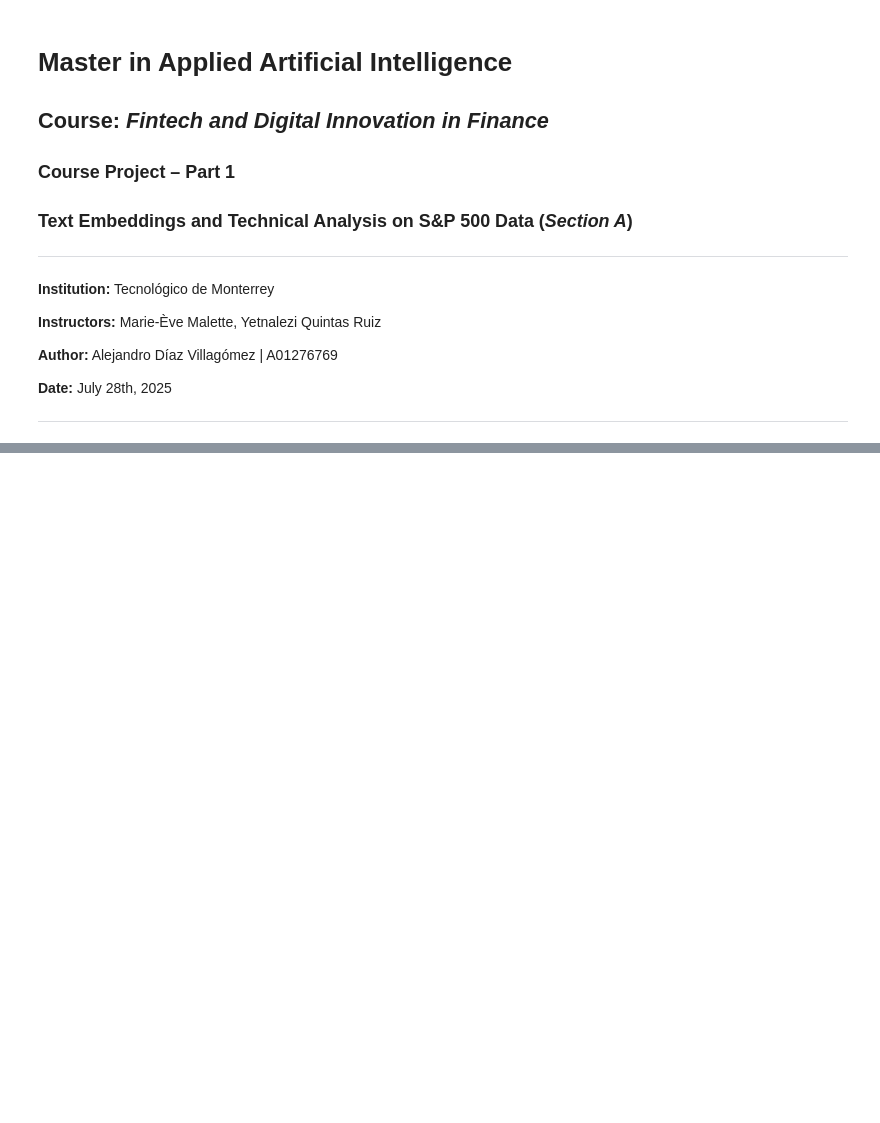
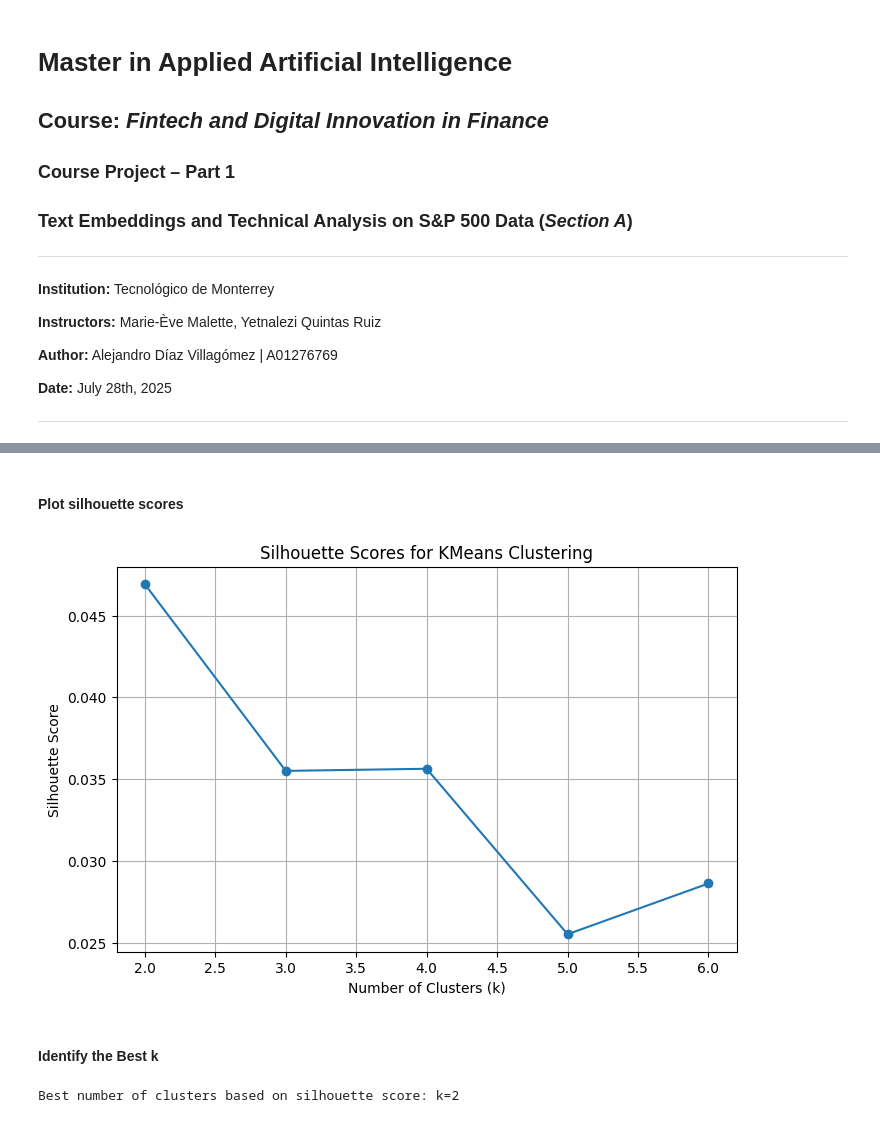
Before and after one commit to AlejandroDiaz10/Fintech, a Jupyter notebook: Module 1/news_embeddings_sp500_DíazA01276769.ipynb, the cells around one changed output, grey strips where cells are left out. Cells and saved outputs as stored; diff of their text form; code cells hidden in the pictures; blank space fills up the shorter version.

```diff
--- a/Module 1/news_embeddings_sp500_DíazA01276769.ipynb
+++ b/Module 1/news_embeddings_sp500_DíazA01276769.ipynb
@@ -27,0 +231,6 @@
+# %%
+# Step 2: Create column EMBEDDED_TEXT using only the title
+df_news["EMBEDDED_TEXT"] = df_news["TITLE"].fillna('')
+print("Sample of EMBEDDED_TEXT:")
+print("-" * 50)
+display(df_news[["TITLE", "EMBEDDED_TEXT"]].head())
@@ -27,0 +246,6 @@
+# %%
+# Step 3: Generate embeddings for EMBEDDED_TEXT
+embeddings = model.encode(df_news["EMBEDDED_TEXT"].astype(str).tolist(), show_progress_bar=True)
+
+# Step 4: Add embeddings to the dataframe
+df_news["EMBEDDINGS"] = embeddings.tolist()
@@ -27,0 +298,20 @@
+# %%
+# YOUR CODE HERE
+# USE AS MANY CELLS AS YOU NEED
+# MAKE SURE TO DISPLAY INTERMEDIARY RESULS
+
+# Prepare the feature matrix
+X = np.array(df_unique_news["EMBEDDINGS"].tolist())
+
+# Try different values of k from 1 to 6 (excluding 1 for silhouette score)
+k_values = range(2, 7)
+silhouette_scores = []
+
+print("Calculating silhouette scores...")
+print("-" * 50)
+for k in k_values:
+    kmeans = KMeans(n_clusters=k, random_state=42, n_init='auto')
+    labels = kmeans.fit_predict(X)
+    score = silhouette_score(X, labels)
+    silhouette_scores.append(score)
+    print(f"k={k} → Silhouette Score: {score:.4f}")
@@ -27,0 +326,27 @@
+# %% [markdown]
+#### Plot silhouette scores
+# %%
+# YOUR CODE HERE
+# USE AS MANY CELLS AS YOU NEED
+# MAKE SURE TO DISPLAY INTERMEDIARY RESULS
+
+plt.figure(figsize=(8, 5))
+plt.plot(k_values, silhouette_scores, marker='o')
+plt.title("Silhouette Scores for KMeans Clustering")
+plt.xlabel("Number of Clusters (k)")
+plt.ylabel("Silhouette Score")
+plt.grid(True)
+plt.show()
+# %% [output]
+[figure, added]
+# %% [markdown]
+#### Identify the Best k
+# %%
+# YOUR CODE HERE
+# USE AS MANY CELLS AS YOU NEED
+# MAKE SURE TO DISPLAY INTERMEDIARY RESULS
+
+best_k = k_values[np.argmax(silhouette_scores)]
+print(f"Best number of clusters based on silhouette score: k={best_k}")
+# %% [output]
+Best number of clusters based on silhouette score: k=2
```
Also changed, not shown: parts of 61 cells of this notebook, 4 other files.
